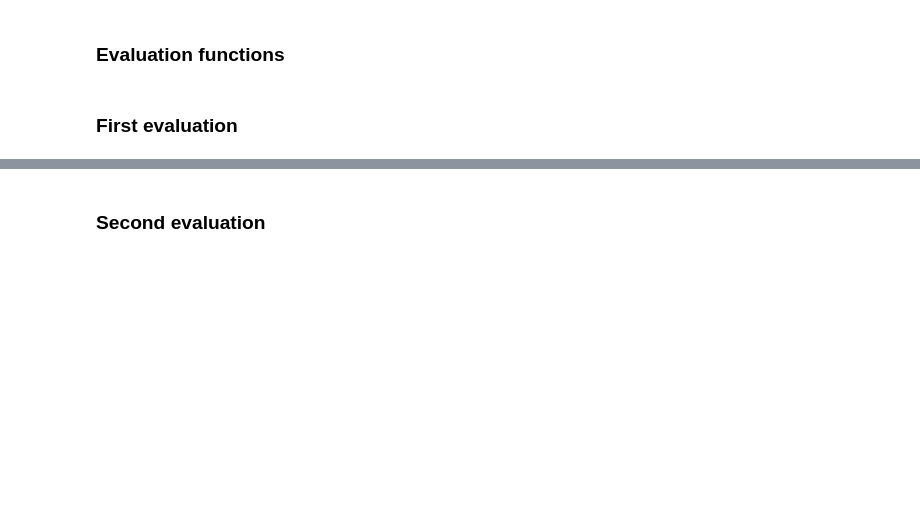
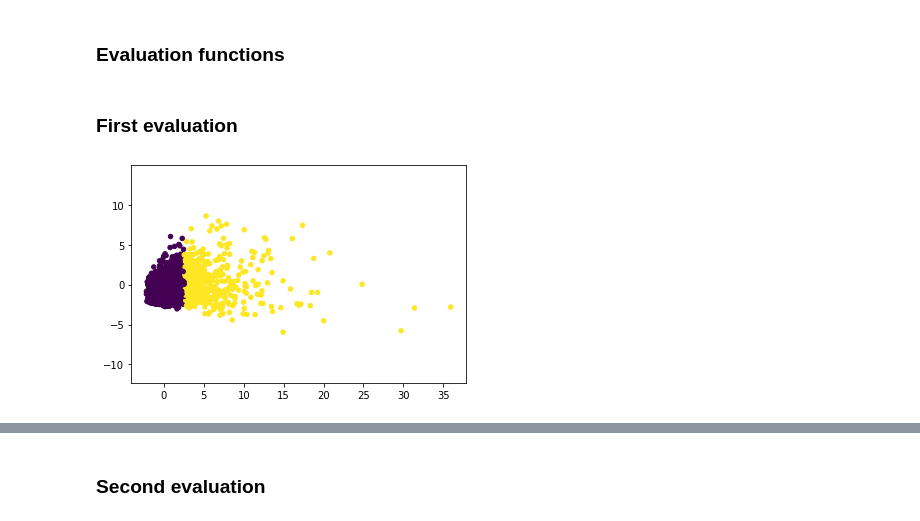
Before and after one commit to jasonnoy/COMP5318, a Jupyter notebook: A2_ipynb_template.ipynb, the cells around one changed output, grey strips where cells are left out. Drawn from its saved outputs; the diff is of its cells as text; code cells hidden in the pictures; blank space fills up the shorter version.

```diff
--- a/A2_ipynb_template.ipynb
+++ b/A2_ipynb_template.ipynb
@@ -40,7 +45,7 @@ def read_txt_data(file_name):
 # %% [markdown]
 ### dataset 1
 # %%
-book_review = read_txt_data("./Datasets/amazon_book.review")
+book_review = read_txt_data("/content/drive/MyDrive/Datasets/amazon_book.review")
 # %%
 data_size = len(book_review)
 print(data_size)
@@ -103,5 +124,5 @@ robust_train = robust_train.fit_transform(train_set)
 print(robust_train[5])
 # %%
 # PCA
-pca = decomposition.PCA(n_components=10)
+pca = decomposition.PCA(n_components=2)
 X = pca.fit_transform(stand_train)
@@ -241,12 +255,12 @@ def plot_kmeans(kmeans, X, n_clusters=4, rseed=0, ax=None):
     # plot the input data
     ax = ax or plt.gca()
     ax.axis('equal')
-    ax.scatter(X[:, 5], X[:, 0], c=labels, s=20, cmap='viridis', zorder=2)
+    ax.scatter(X[:, 0], X[:, 1], c=labels, s=20, cmap='viridis', zorder=2)
 
     # plot the representation of the KMeans model
 # %% [markdown]
 ### First evaluation
 # %%
-from sklearn import decomposition
-
-plot_kmeans(kmeans_per_k[2], X, n_clusters=4, rseed=0, ax=None)
+plot_kmeans(kmeans_per_k[1], X, n_clusters=2, rseed=0, ax=None)
+# %% [output]
+[figure, added]
```
Also changed, not shown: parts of 22 cells of this notebook.
